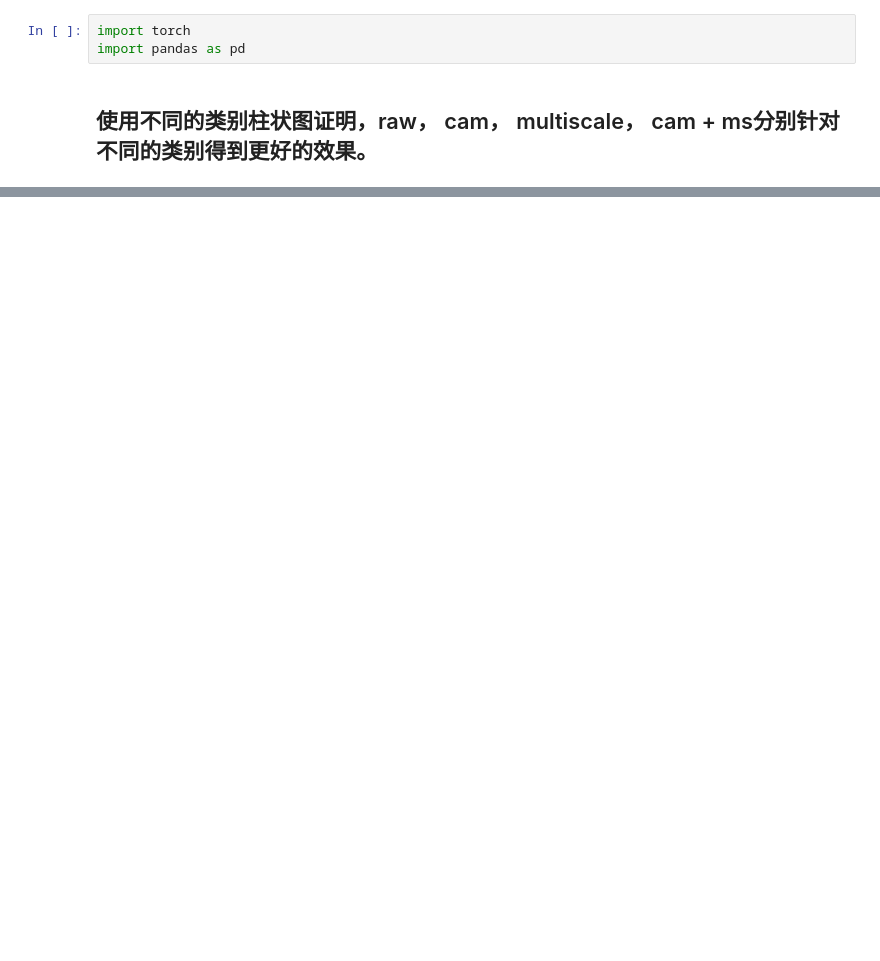
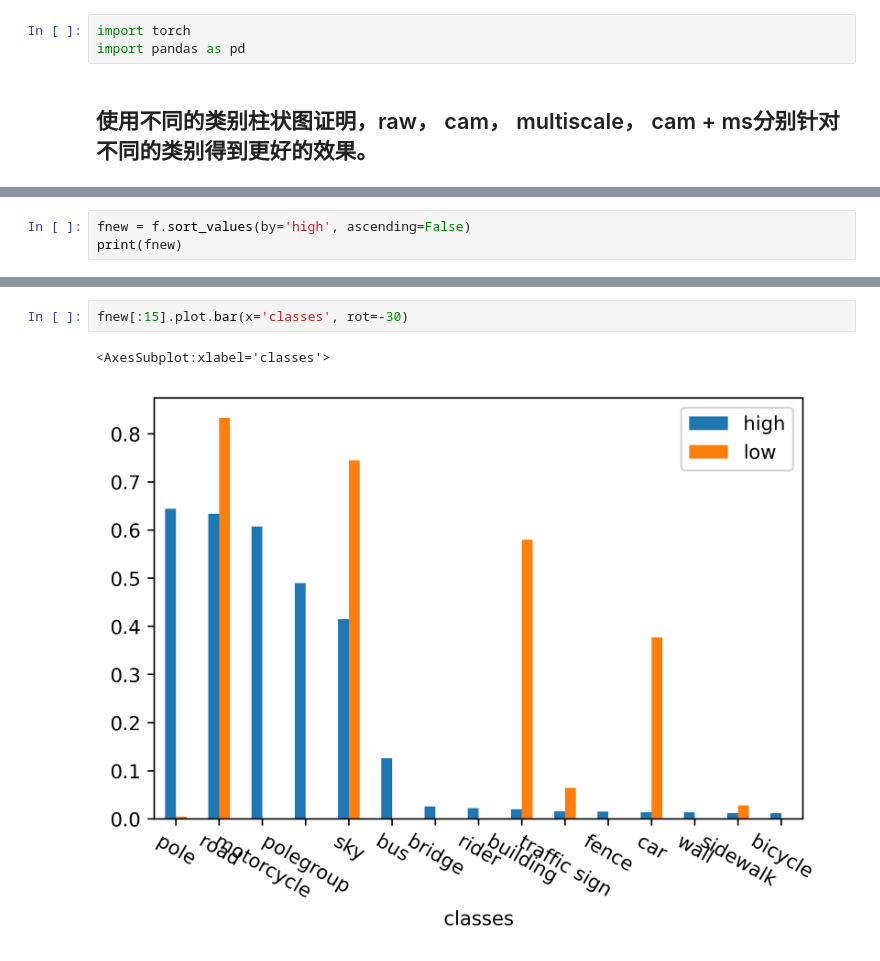
Before and after one commit to likeand/FF, a Jupyter notebook: draw_hist.ipynb, the cells around one changed output, grey strips where cells are left out. Saved outputs shown, nothing was run; the diff lists cells and outputs as text; blank space fills up the shorter version.

```diff
--- a/draw_hist.ipynb
+++ b/draw_hist.ipynb
@@ -70,0 +201,3 @@ f[:7].plot.bar(x='classes', rot=-30)
+# %%
+fnew = f.sort_values(by='high', ascending=False)
+print(fnew)
@@ -70,0 +222,5 @@ f[:7].plot.bar(x='classes', rot=-30)
+# %%
+fnew[:15].plot.bar(x='classes', rot=-30)
+# %% [output]
+<AxesSubplot:xlabel='classes'>
+[figure, added]
```
Also changed, not shown: parts of 8 cells of this notebook, 18 other files.
